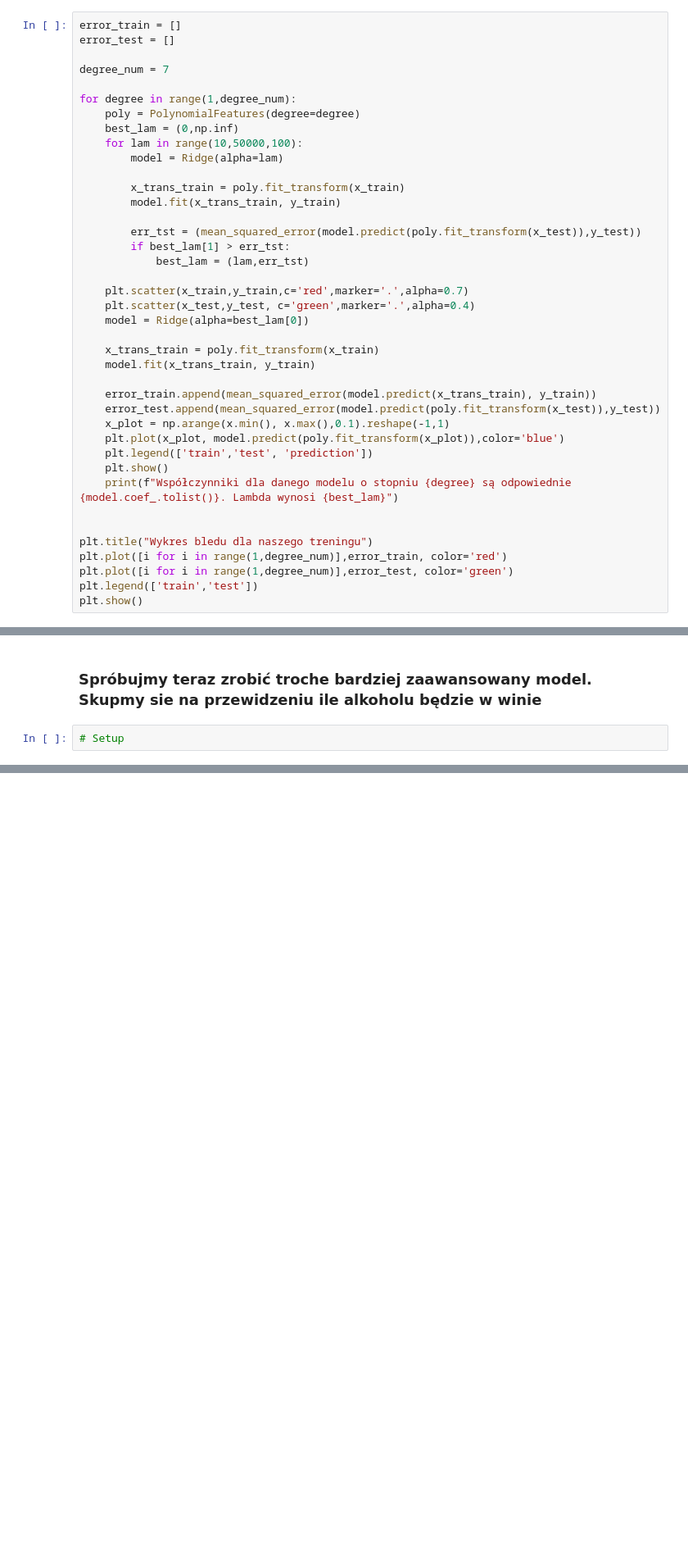
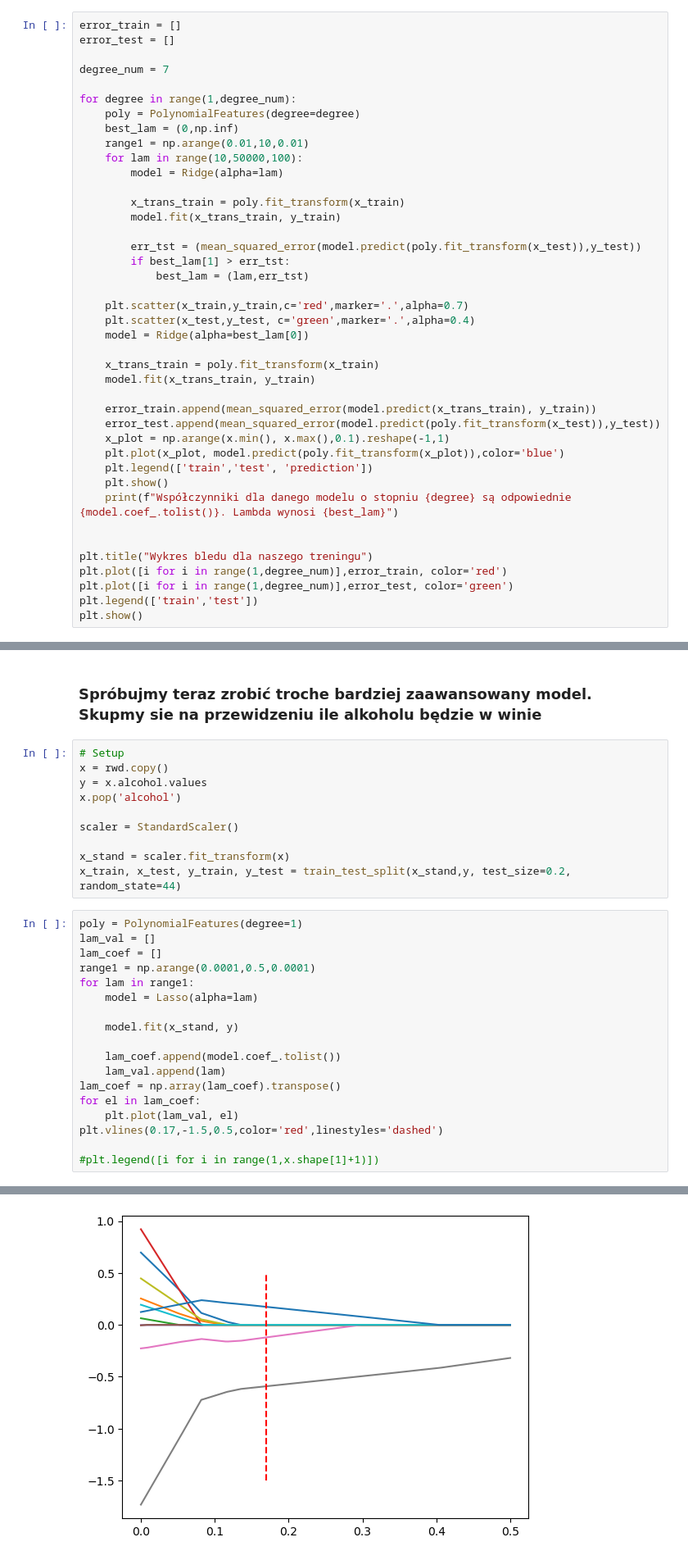
Before and after one commit to JHeczko/dataScience_kurs, a Jupyter notebook: Regression/Advanced/regression_advanced.ipynb, the cells around one changed output, grey strips where cells are left out. Shown at 82% size. Saved outputs shown, nothing was run; the diff lists cells and outputs as text; blank space fills up the shorter version.

```diff
--- a/Regression/Advanced/regression_advanced.ipynb
+++ b/Regression/Advanced/regression_advanced.ipynb
@@ -290,6 +292,7 @@ degree_num = 7
 for degree in range(1,degree_num):
     poly = PolynomialFeatures(degree=degree)
     best_lam = (0,np.inf)
+    range1 = np.arange(0.01,10,0.01)
     for lam in range(10,50000,100):
         model = Ridge(alpha=lam)
 
@@ -339,3 +342,30 @@ Współczynniki dla danego modelu o stopniu 6 są odpowiednie [0.0, 6.9174033405
 ### Spróbujmy teraz zrobić troche bardziej zaawansowany model. Skupmy sie na przewidzeniu ile alkoholu będzie w winie
 # %%
 # Setup
+x = rwd.copy()
+y = x.alcohol.values
+x.pop('alcohol')
+
+scaler = StandardScaler()
+
+x_stand = scaler.fit_transform(x)
+x_train, x_test, y_train, y_test = train_test_split(x_stand,y, test_size=0.2, random_state=44)
+# %%
+poly = PolynomialFeatures(degree=1)
+lam_val = []
+lam_coef = []
+range1 = np.arange(0.0001,0.5,0.0001)
+for lam in range1:
+    model = Lasso(alpha=lam)
+
+    model.fit(x_stand, y)
+
+    lam_coef.append(model.coef_.tolist())
+    lam_val.append(lam)
+lam_coef = np.array(lam_coef).transpose()
+for el in lam_coef:
+    plt.plot(lam_val, el)
+plt.vlines(0.17,-1.5,0.5,color='red',linestyles='dashed')
+
+#plt.legend([i for i in range(1,x.shape[1]+1)])
+# %% [output]
@@ -341,0 +373 @@ Współczynniki dla danego modelu o stopniu 6 są odpowiednie [0.0, 6.9174033405
+[figure, added]
```
Also changed, not shown: parts of 6 cells of this notebook.
